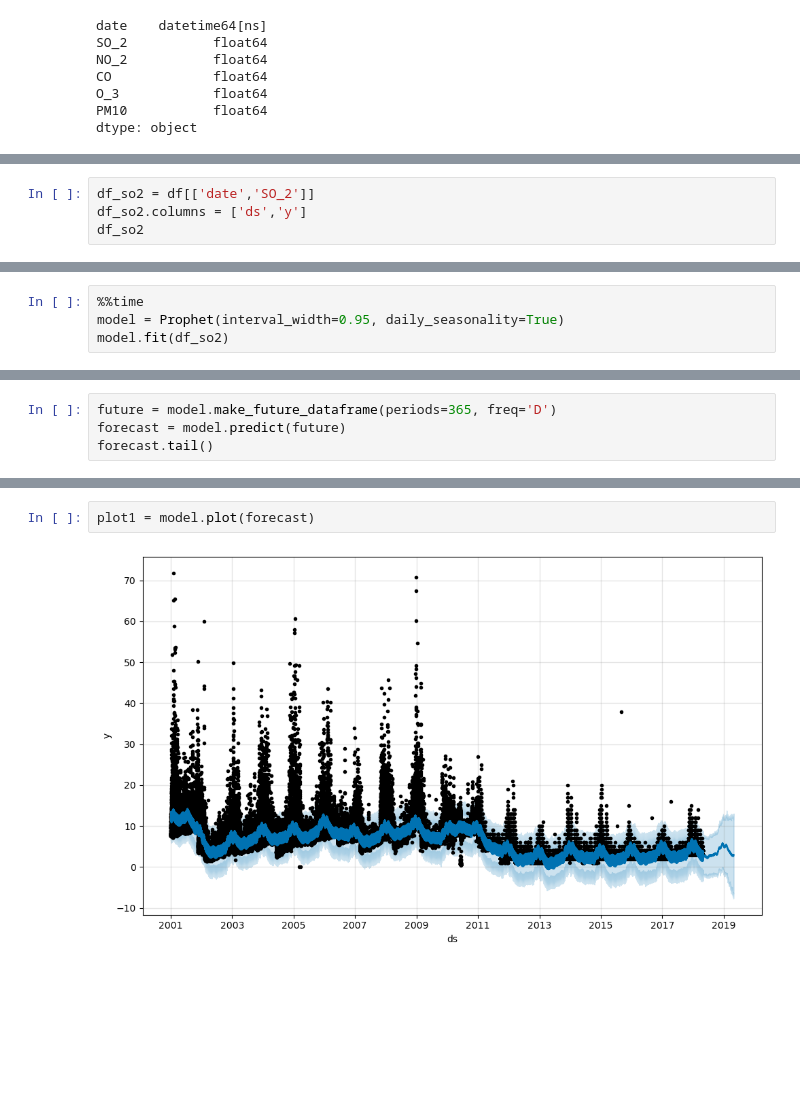
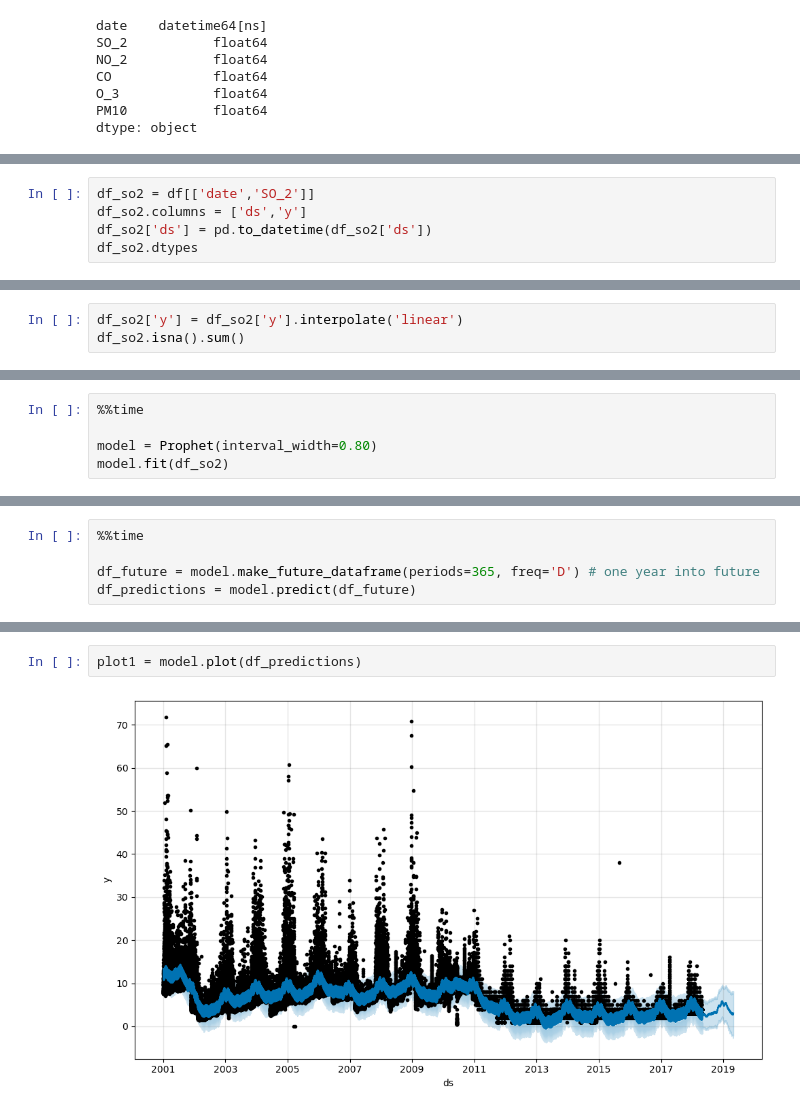
Before and after one commit to svapichon/air-quality-prediction, a Jupyter notebook: madrid.ipynb, the cells around one changed output, grey strips where cells are left out. Saved outputs shown, nothing was run; the diff lists cells and outputs as text; blank space fills up the shorter version.

```diff
--- a/madrid.ipynb
+++ b/madrid.ipynb
@@ -110,5 +145,6 @@ plt.grid()
 # %%
 df_so2 = df[['date','SO_2']]
 df_so2.columns = ['ds','y']
-df_so2
+df_so2['ds'] = pd.to_datetime(df_so2['ds'])
+df_so2.dtypes
 # %% [output]
@@ -127,0 +173,3 @@ df_so2
+# %%
+df_so2['y'] = df_so2['y'].interpolate('linear')
+df_so2.isna().sum()
@@ -128,5 +189,6 @@ df_so2
 # %%
 %%time
-model = Prophet(interval_width=0.95, daily_seasonality=True)
+
+model = Prophet(interval_width=0.80)
 model.fit(df_so2)
 # %% [output]
@@ -136,6 +198,7 @@ Wall time: 5min 34s
 <prophet.forecaster.Prophet at 0x...>
 # %%
-future = model.make_future_dataframe(periods=365, freq='D')
-forecast = model.predict(future)
-forecast.tail()
+%%time
+
+df_future = model.make_future_dataframe(periods=365, freq='D') # one year into future
+df_predictions = model.predict(df_future)
 # %% [output]
@@ -149,5 +216,5 @@ forecast.tail()
 # %%
-plot1 = model.plot(forecast)
+plot1 = model.plot(df_predictions)
 # %% [output]
-[figure, old version]
+[figure, new version]
 # %%
```
Also changed, not shown: parts of 36 cells of this notebook, 1 other file.
